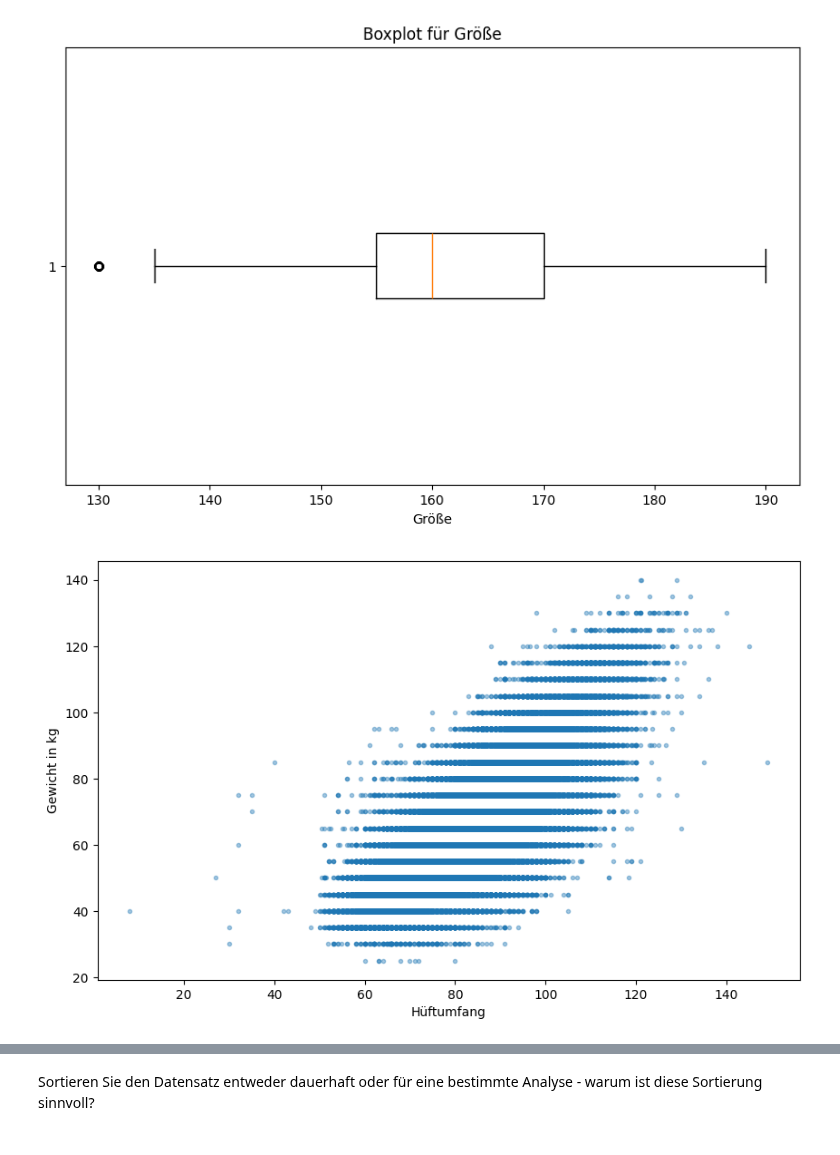
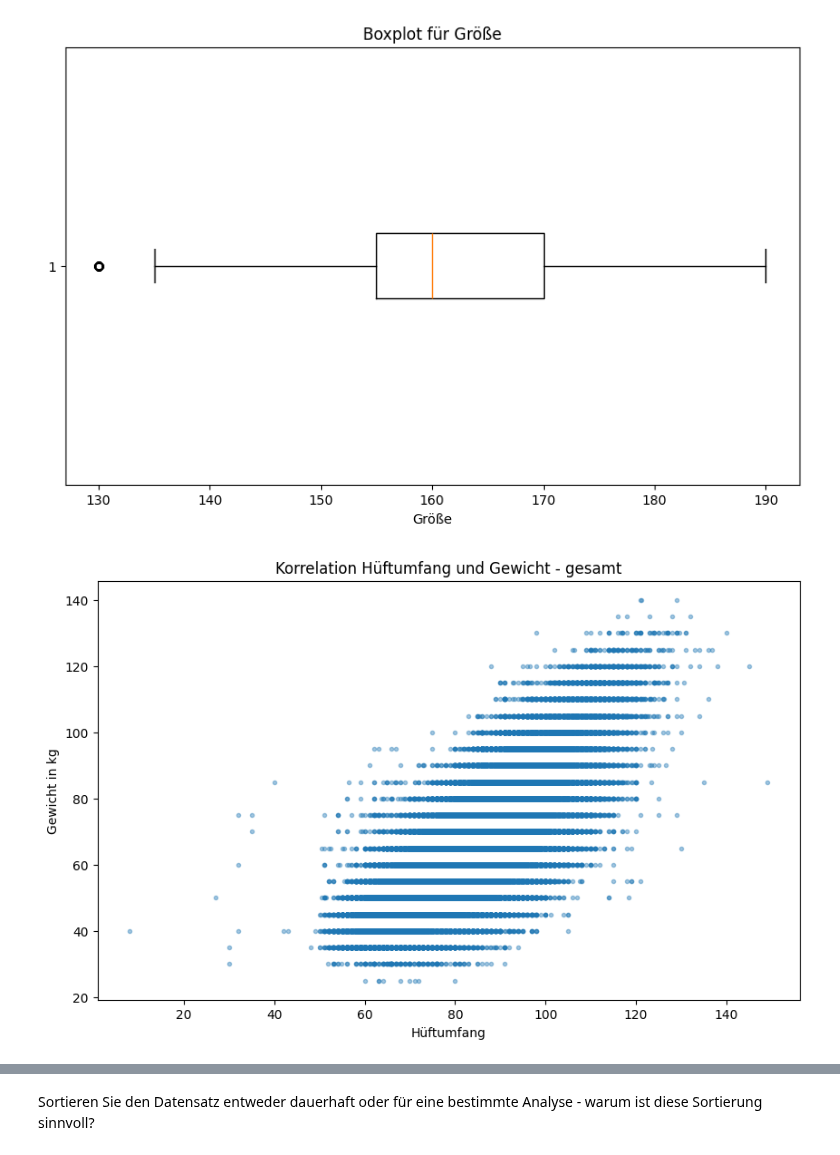
Before and after one commit to SebastianGrab/DataAnalyticsWS23-24, a Jupyter notebook: Projektarbeit/Aufgaben/Projektarbeit_A2.ipynb, the cells around one changed output, grey strips where cells are left out. Drawn from its saved outputs; the diff is of its cells as text; code cells hidden in the pictures.

```diff
--- a/Projektarbeit/Aufgaben/Projektarbeit_A2.ipynb
+++ b/Projektarbeit/Aufgaben/Projektarbeit_A2.ipynb
@@ -134,10 +136,11 @@ plt.show()
 # %%
 filtered_dataset = dataset[dataset['Hüftumfang'] < 900]
 
 fig, ax = plt.subplots(figsize=(10,6))
 ax.scatter(x=filtered_dataset['Hüftumfang'],y=filtered_dataset['Gewicht'], marker='.', alpha=0.4)
 plt.xlabel('Hüftumfang')
 plt.ylabel('Gewicht in kg')
+plt.title('Korrelation Hüftumfang und Gewicht - gesamt')
 plt.show()
 # %% [output]
-[figure, old version]
+[figure, new version]
```
Also changed, not shown: parts of 9 cells of this notebook, 2 other files.
